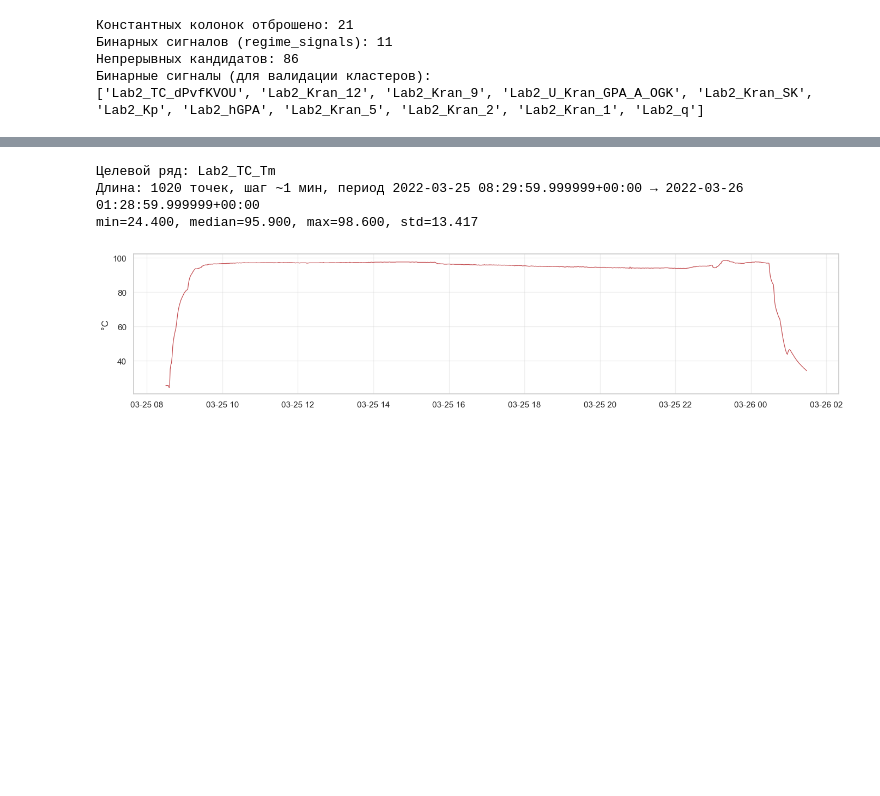
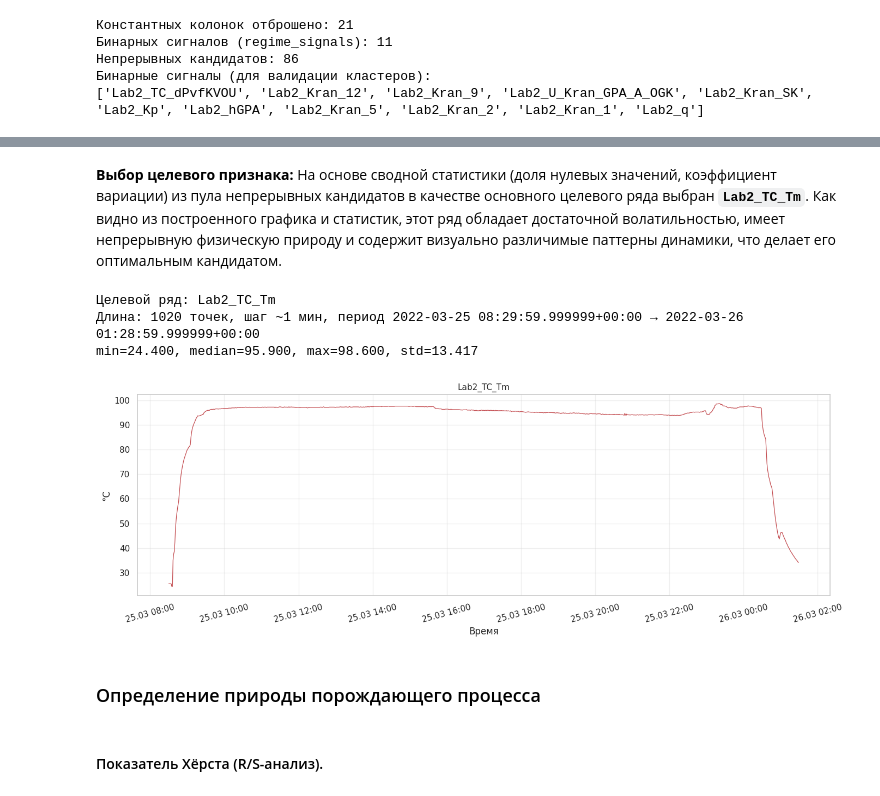
Before and after one commit to pmakarova/topology, a Jupyter notebook: Lab2_EDA_TDA.ipynb, the cells around one changed output, grey strips where cells are left out. Saved outputs shown, nothing was run; the diff lists cells and outputs as text; code cells hidden in the pictures; blank space fills up the shorter version.

```diff
--- a/Lab2_EDA_TDA.ipynb
+++ b/Lab2_EDA_TDA.ipynb
@@ -235,20 +352,32 @@ Lab2_dPmg    0.214      2.893      4.079     0.555  0.200       0.000
+# %% [markdown]
+**Выбор целевого признака:**
+На основе сводной статистики (доля нулевых значений, коэффициент вариации) из пула непрерывных кандидатов в качестве основного целевого ряда выбран **`Lab2_TC_Tm`**.
+Как видно из построенного графика и статистик, этот ряд обладает достаточной волатильностью, имеет непрерывную физическую природу и содержит визуально различимые паттерны динамики, что делает его оптимальным кандидатом.
 # %%
 TARGET_COL = "Lab2_TC_Tm"
 y = df_cont[TARGET_COL].astype(float).copy()
 y.name = TARGET_COL
 
 print(f"Целевой ряд: {TARGET_COL}")
 print(f"Длина: {len(y)} точек, шаг ~1 мин, период {y.index.min()} → {y.index.max()}")
 print(f"min={y.min():.3f}, median={y.median():.3f}, max={y.max():.3f}, std={y.std():.3f}")
 
-fig, ax = plt.subplots(figsize=(14, 3.2))
+fig, ax = plt.subplots(figsize=(14, 5))
 ax.plot(y.index, y.values, lw=0.9, color="C3")
+ax.set_title(f"Lab2_TC_Tm")
+ax.set_xlabel("Время")
+ax.xaxis.set_major_formatter(mdates.DateFormatter('%d.%m %H:%M'))
+ax.tick_params(axis='x', rotation=15)
 ax.set_ylabel("°C")
 ax.grid(True, alpha=0.3)
 plt.tight_layout()
 plt.show()
 # %% [output]
 Целевой ряд: Lab2_TC_Tm
 Длина: 1020 точек, шаг ~1 мин, период 2022-03-25 08:29:59.999999+00:00 → 2022-03-26 01:28:59.999999+00:00
 min=24.400, median=95.900, max=98.600, std=13.417
-[figure, old version]
+[figure, new version]
+# %% [markdown]
+### Определение природы порождающего процесса
+# %% [markdown]
+#### Показатель Хёрста (R/S-анализ).
```
Also changed, not shown: parts of 56 cells of this notebook.
